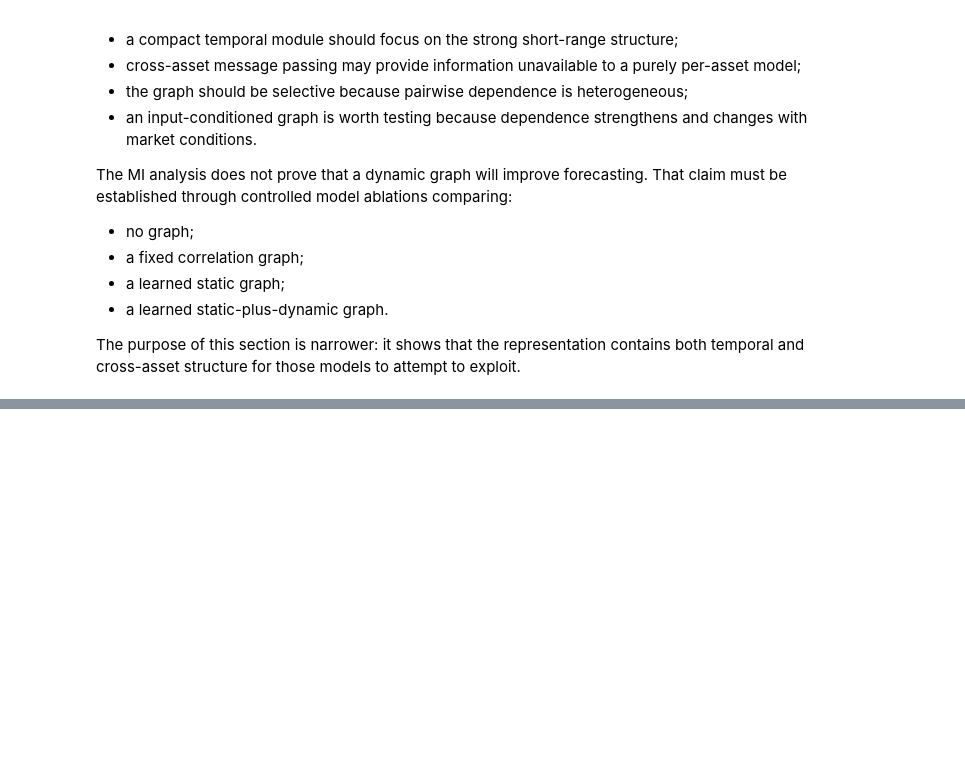
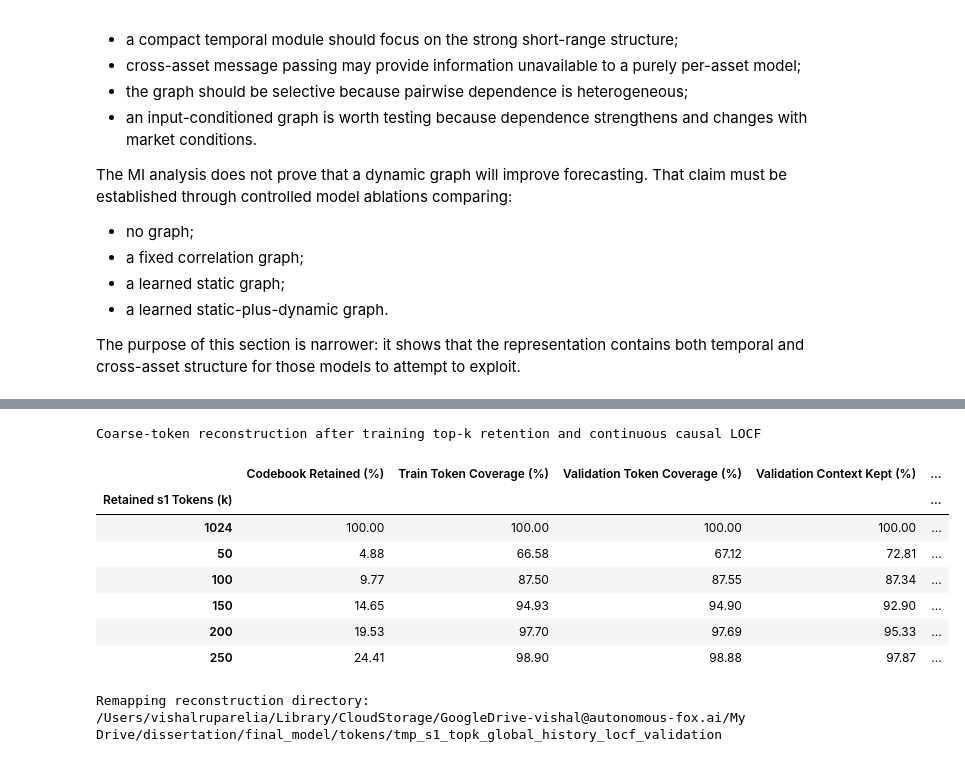
Before and after one commit to VishR-94/dynamic_graphs_thesis, a Jupyter notebook: notebooks/tokenizer.ipynb, the cells around one changed output, grey strips where cells are left out. Cells and saved outputs as stored; diff of their text form; code cells hidden in the pictures; blank space fills up the shorter version.

```diff
--- a/notebooks/tokenizer.ipynb
+++ b/notebooks/tokenizer.ipynb
@@ -3351,0 +3300,40 @@ The purpose of this section is narrower: it shows that the representation contai
+# %%
+# Candidate retained coarse-token vocabulary sizes.
+# Existing encoded/decoded files are loaded; only missing variants are built.
+K_VALUES = [
+    1024,
+    50,
+    100,
+    150,
+    200,
+    250,
+]
+
+s1_topk_locf_reconstruction = (
+    compute_s1_topk_locf_reconstruction_sweep(
+        training_encoded=encoded_kronos_train,
+        validation_encoded=encoded_kronos_val,
+        validation_split=kronos_val,
+        validation_decoded=decoded_kronos_val,
+        baseline_reconstruction_metrics=reconstruction_metrics,
+        k_values=K_VALUES,
+        output_dir=REMAP_TEMP_DIR,
+        tokenizer_config=config,
+        window_batch_size=WINDOW_BATCH_SIZE,
+        series_batch_size=SERIES_BATCH_SIZE,
+        reuse_existing=True,
+        show_progress=True,
+    )
+)
+
+display(
+    style_s1_topk_locf_reconstruction_table(
+        s1_topk_locf_reconstruction
+    )
+)
+
+print(
+    "Remapping reconstruction directory:",
+    REMAP_TEMP_DIR,
+)
+# %% [output]
@@ -3351,0 +3345,10 @@ The purpose of this section is narrower: it shows that the representation contai
+Coarse-token reconstruction after training top-k retention and continuous causal LOCF
+|  | Codebook Retained (%) | Train Token Coverage (%) | Validation Token Coverage (%) | Validation Context Kept (%) | ... |
+| Retained s1 Tokens (k) |  |  |  |  | ... |
+| 1024 | 100.00 | 100.00 | 100.00 | 100.00 | ... |
+| 50 | 4.88 | 66.58 | 67.12 | 72.81 | ... |
+| 100 | 9.77 | 87.50 | 87.55 | 87.34 | ... |
+| 150 | 14.65 | 94.93 | 94.90 | 92.90 | ... |
+| 200 | 19.53 | 97.70 | 97.69 | 95.33 | ... |
+| 250 | 24.41 | 98.90 | 98.88 | 97.87 | ... |
+Remapping reconstruction directory: /Users/vishalruparelia/Library/CloudStorage/GoogleDrive-vishal@autonomous-fox.ai/My Drive/dissertation/final_model/tokens/tmp_s1_topk_global_history_locf_validation
```
Also changed, not shown: parts of 19 cells of this notebook, 8 other files.
